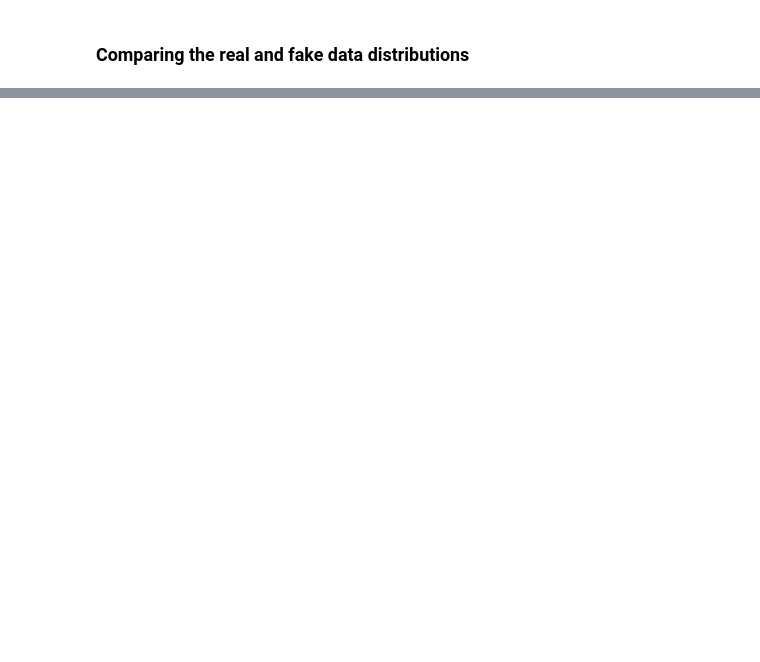
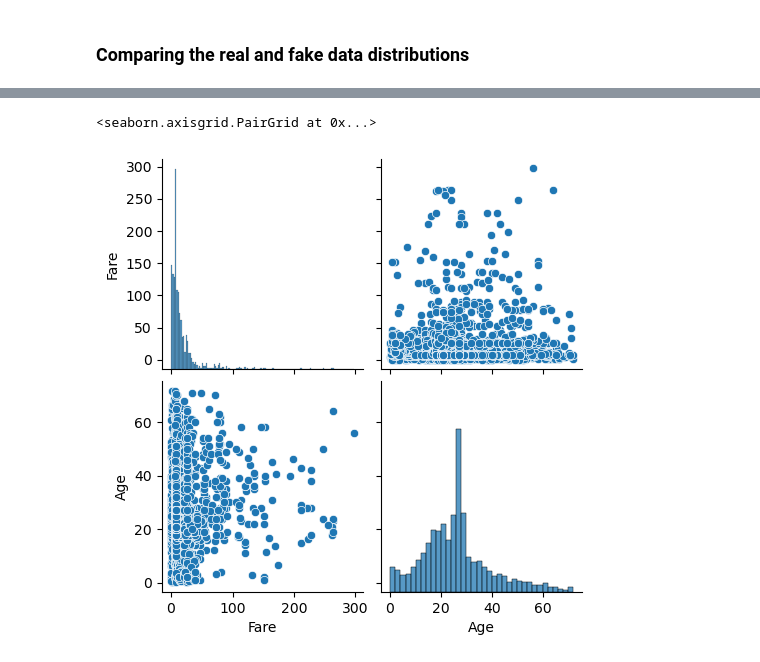
Before and after one commit to itsbigspark/ai-hackathon, a Jupyter notebook: notebooks/tabgan.ipynb, the cells around one changed output, grey strips where cells are left out. Saved outputs shown, nothing was run; the diff lists cells and outputs as text; code cells hidden in the pictures; blank space fills up the shorter version.

```diff
--- a/notebooks/tabgan.ipynb
+++ b/notebooks/tabgan.ipynb
@@ -113,0 +184,5 @@ fake.to_csv("data/fake/tabgan_data.csv", index=False)
+# %%
+sns.pairplot(fake[NUM_COLUMNS])
+# %% [output]
+<seaborn.axisgrid.PairGrid at 0x...>
+[figure, added]
```
Also changed, not shown: parts of 12 cells of this notebook, 1 other file.
